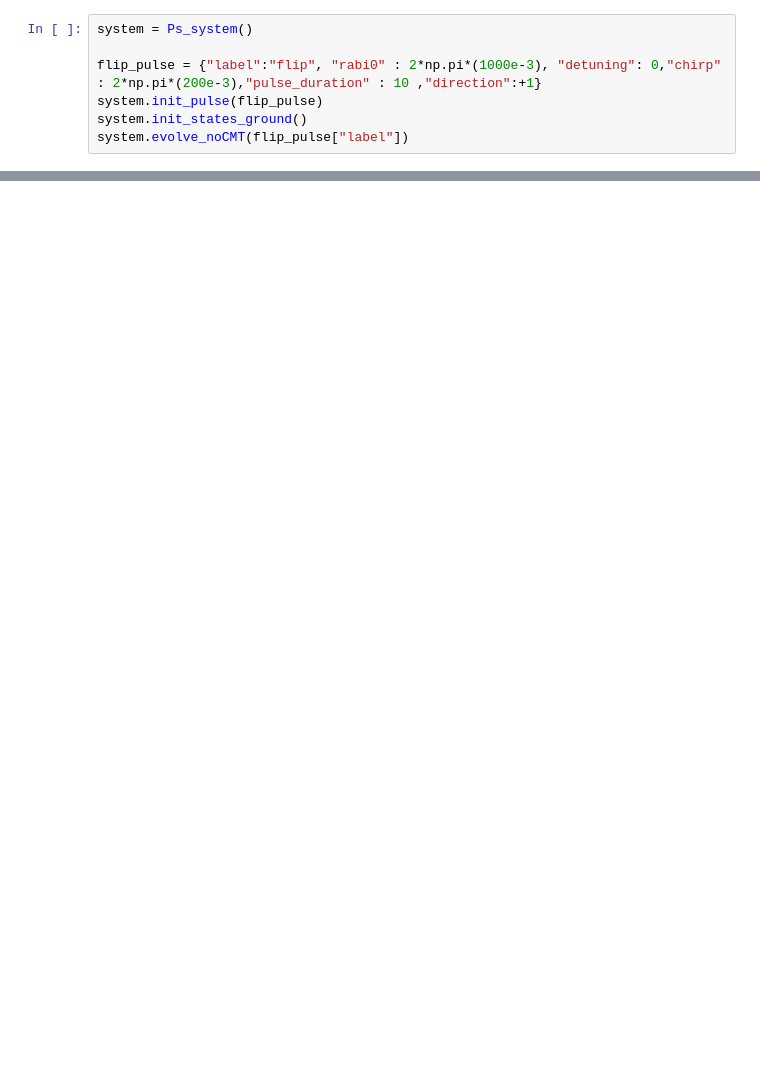
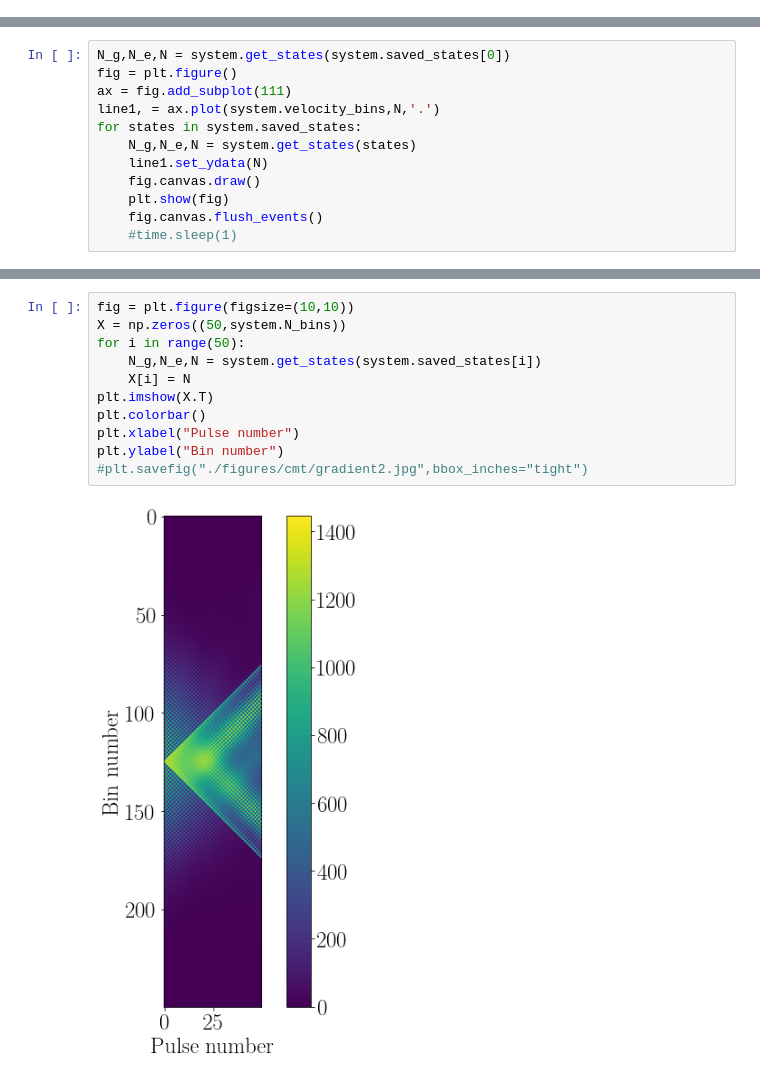
Before and after one commit to Yanaiski/master_thesis, a Jupyter notebook: 04_cmt_tensor.ipynb, the cells around one changed output, grey strips where cells are left out. Cells and saved outputs as stored; diff of their text form; blank space fills up the shorter version.

```diff
--- a/04_cmt_tensor.ipynb
+++ b/04_cmt_tensor.ipynb
@@ -143,7 +353,0 @@ class Ps_system:
-# %%
-system = Ps_system()
-
-flip_pulse = {"label":"flip", "rabi0" : 2*np.pi*(1000e-3), "detuning": 0,"chirp" : 2*np.pi*(200e-3),"pulse_duration" : 10 ,"direction":+1}
-system.init_pulse(flip_pulse)
-system.init_states_ground()
-system.evolve_noCMT(flip_pulse["label"])
@@ -168,0 +444,12 @@ Qobj data =
+# %%
+N_g,N_e,N = system.get_states(system.saved_states[0])
+fig = plt.figure()
+ax = fig.add_subplot(111)
+line1, = ax.plot(system.velocity_bins,N,'.')
+for states in system.saved_states:
+    N_g,N_e,N = system.get_states(states)
+    line1.set_ydata(N)
+    fig.canvas.draw()
+    plt.show(fig)
+    fig.canvas.flush_events()
+    #time.sleep(1)
@@ -168,0 +459,13 @@ Qobj data =
+# %%
+fig = plt.figure(figsize=(10,10))
+X = np.zeros((50,system.N_bins))
+for i in range(50):
+    N_g,N_e,N = system.get_states(system.saved_states[i])
+    X[i] = N
+plt.imshow(X.T)
+plt.colorbar()
+plt.xlabel("Pulse number")
+plt.ylabel("Bin number")
+#plt.savefig("./figures/cmt/gradient2.jpg",bbox_inches="tight")
+# %% [output]
+[figure, added]
```
Also changed, not shown: parts of 13 cells of this notebook, 16 other files.
